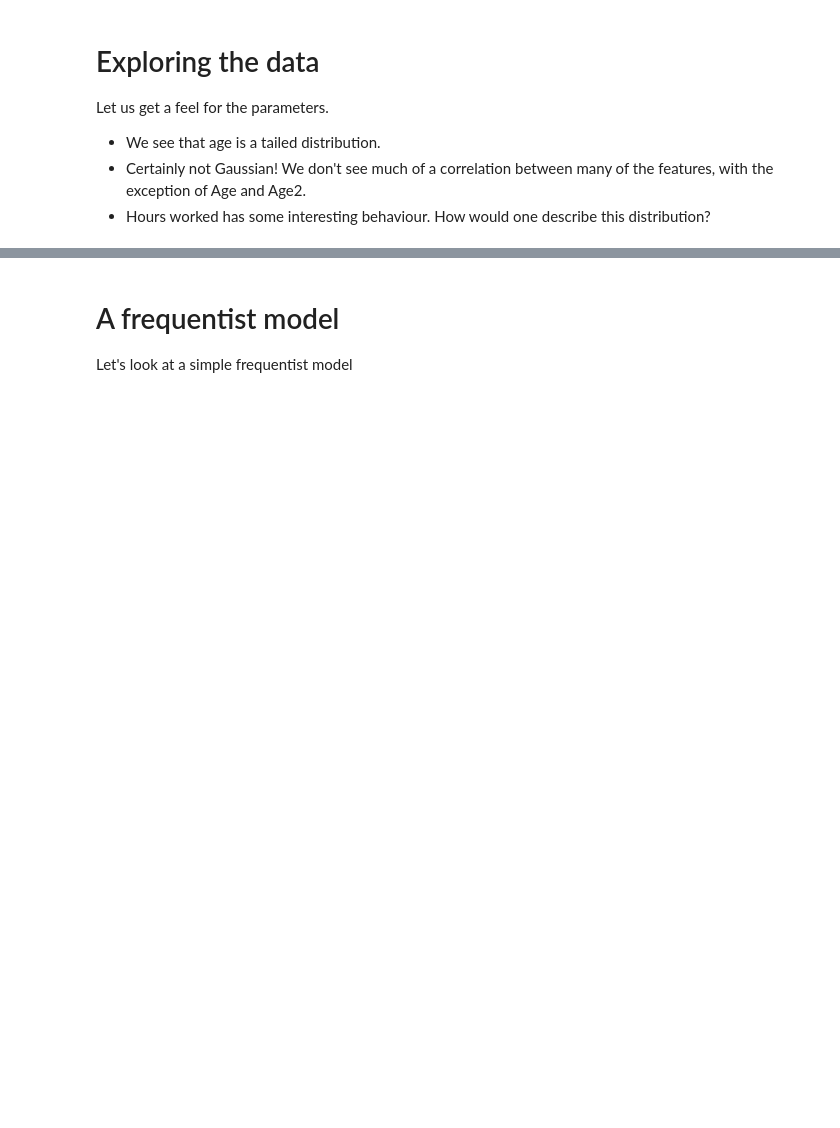
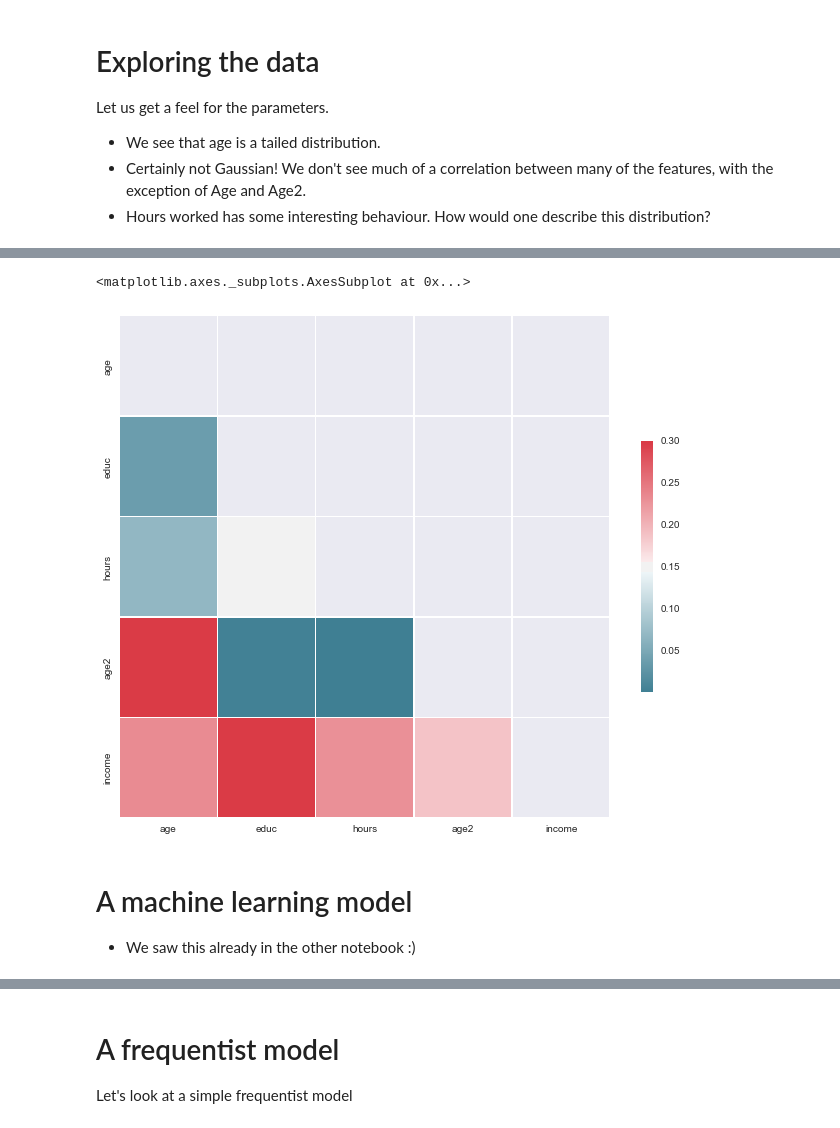
Before and after one commit to springcoil/PyDataLondonTutorial, a Jupyter notebook: Statistics.ipynb, the cells around one changed output, grey strips where cells are left out. Saved outputs shown, nothing was run; the diff lists cells and outputs as text; code cells hidden in the pictures; blank space fills up the shorter version.

```diff
--- a/Statistics.ipynb
+++ b/Statistics.ipynb
@@ -363,17 +464,23 @@ g = seaborn.pairplot(data)
 # %%
 # Compute the correlation matrix
-corr = data.corr()
+corr = data_log.corr()
 
 # Generate a mask for the upper triangle
 mask = np.zeros_like(corr, dtype=np.bool)
 mask[np.triu_indices_from(mask)] = True
 
 # Set up the matplotlib figure
 f, ax = plt.subplots(figsize=(11, 9))
 
 # Generate a custom diverging colormap
 cmap = seaborn.diverging_palette(220, 10, as_cmap=True)
 
 # Draw the heatmap with the mask and correct aspect ratio
 seaborn.heatmap(corr, mask=mask, cmap=cmap, vmax=.3,
             linewidths=.5, cbar_kws={"shrink": .5}, ax=ax)
+# %% [output]
+<matplotlib.axes._subplots.AxesSubplot at 0x...>
+[figure, added]
+# %% [markdown]
+# A machine learning model
+* We saw this already in the other notebook :)
```
Also changed, not shown: parts of 55 cells of this notebook, 2 other files.
